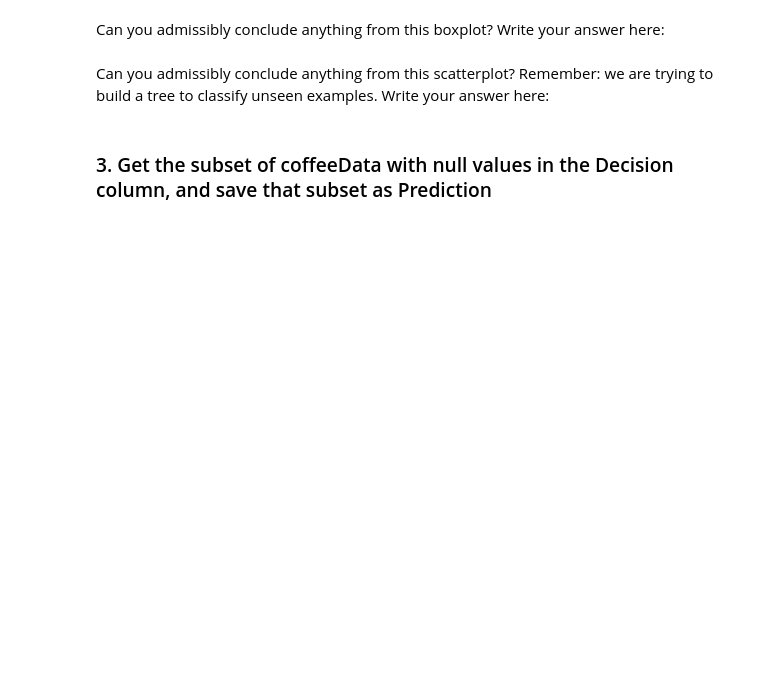
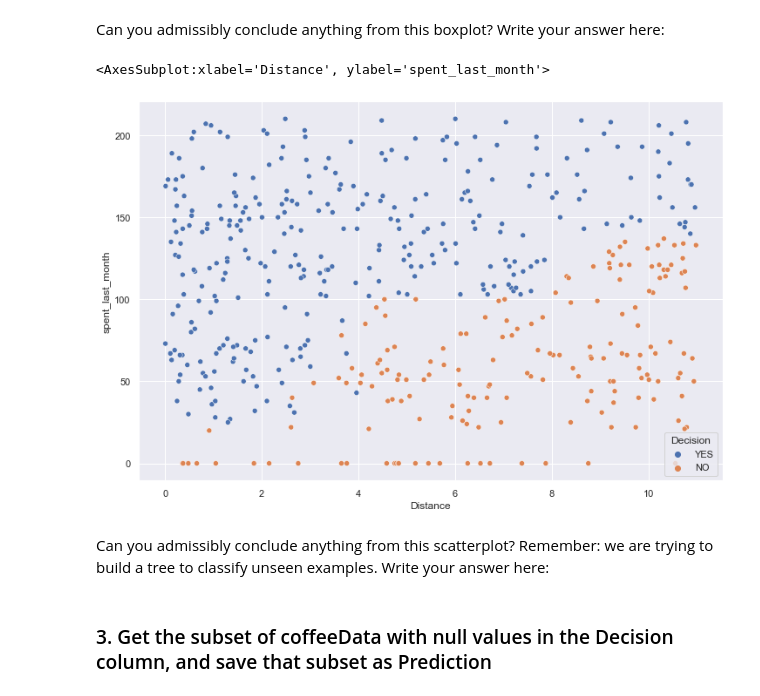
Before and after one commit to abhiram540/Decision-Trees-Case-Study-RR-Diner-Coffee, a Jupyter notebook: Springboard Decision Tree Specialty Coffee Case Study - Tier 3.ipynb, the cells around one changed output. Drawn from its saved outputs; the diff is of its cells as text; code cells hidden in the pictures; blank space fills up the shorter version.

```diff
--- a/Springboard Decision Tree Specialty Coffee Case Study - Tier 3.ipynb
+++ b/Springboard Decision Tree Specialty Coffee Case Study - Tier 3.ipynb
@@ -253,7 +266,10 @@ _ _ _
 Can you admissibly conclude anything from this boxplot? Write your answer here:
 # %%
 # Make a scatterplot on NOPrediction, where x is distance, y is spent_last_month and hue is Decision
-_ _ _
+sns.scatterplot(x='Distance', y='spent_last_month', hue='Decision',data=NOPrediction)
+# %% [output]
+<AxesSubplot:xlabel='Distance', ylabel='spent_last_month'>
+[figure, added]
 # %% [markdown]
 Can you admissibly conclude anything from this scatterplot? Remember: we are trying to build a tree to classify unseen examples. Write your answer here:
 # %% [markdown]
```
Also changed, not shown: parts of 8 cells of this notebook.
